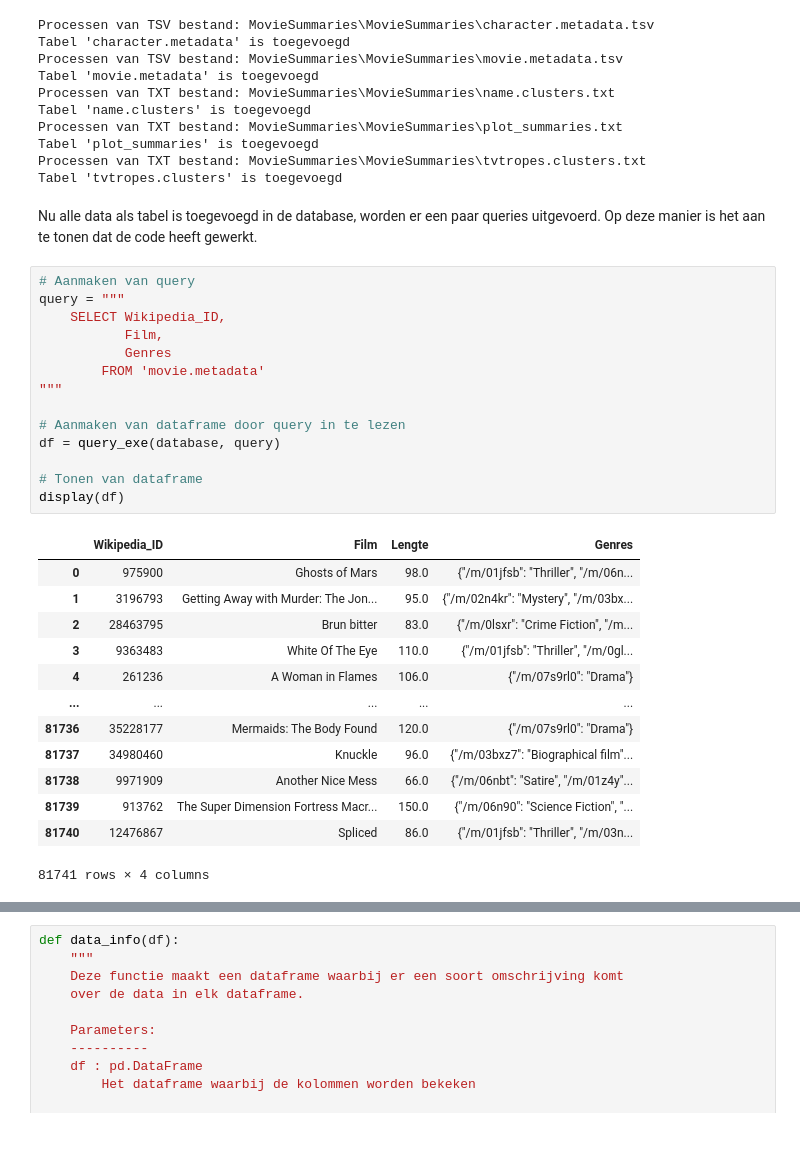
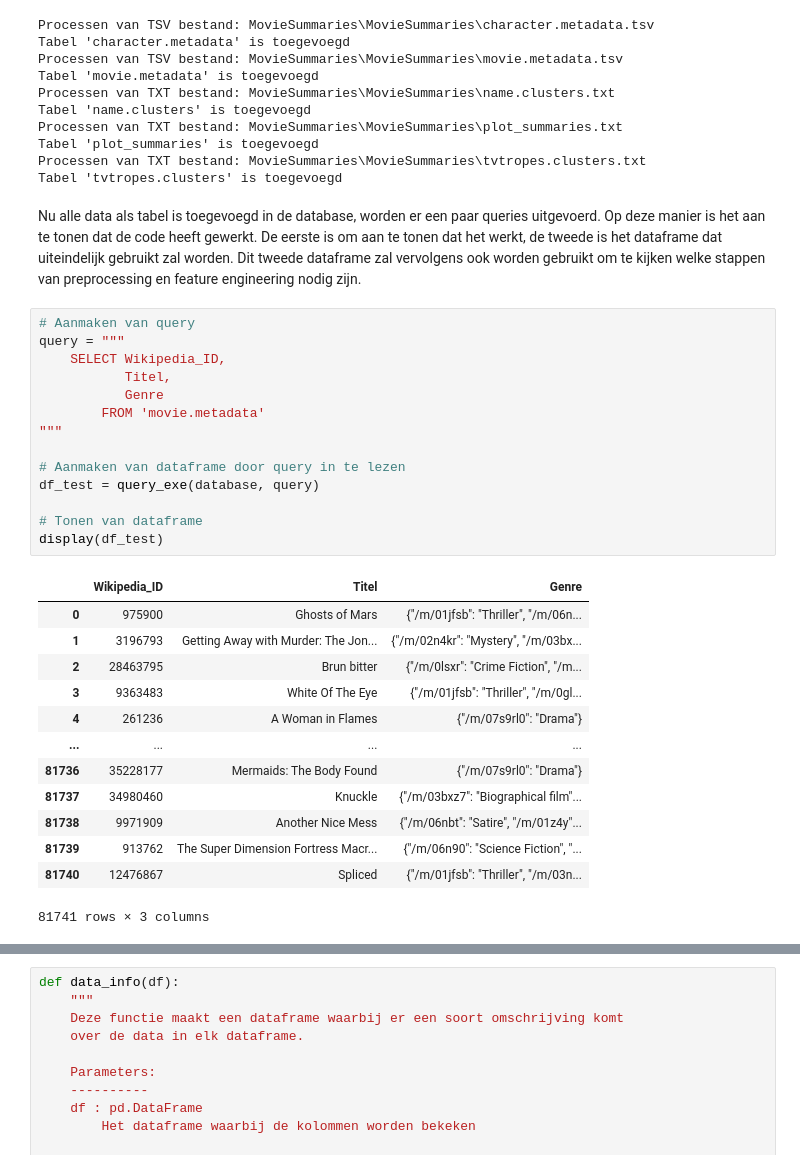
Before and after one commit to BJHeemskerk/Data3, a Jupyter notebook: CineClassify.ipynb, the cells around one changed output, grey strips where cells are left out. Cells and saved outputs as stored; diff of their text form; blank space fills up the shorter version.

```diff
--- a/CineClassify.ipynb
+++ b/CineClassify.ipynb
@@ -431,35 +436,35 @@ Tabel 'plot_summaries' is toegevoegd
 Processen van TXT bestand: MovieSummaries\MovieSummaries\tvtropes.clusters.txt
 Tabel 'tvtropes.clusters' is toegevoegd
 # %% [markdown]
-Nu alle data als tabel is toegevoegd in de database, worden er een paar queries uitgevoerd. Op deze manier is het aan te tonen dat de code heeft gewerkt.
+Nu alle data als tabel is toegevoegd in de database, worden er een paar queries uitgevoerd. Op deze manier is het aan te tonen dat de code heeft gewerkt. De eerste is om aan te tonen dat het werkt, de tweede is het dataframe dat uiteindelijk gebruikt zal worden. Dit tweede dataframe zal vervolgens ook worden gebruikt om te kijken welke stappen van preprocessing en feature engineering nodig zijn.
 # %%
 # Aanmaken van query
 query = """
     SELECT Wikipedia_ID,
-           Film,
-           Genres
+           Titel,
+           Genre
         FROM 'movie.metadata'
 """
 
 # Aanmaken van dataframe door query in te lezen
-df = query_exe(database, query)
+df_test = query_exe(database, query)
 
 # Tonen van dataframe
-display(df)
+display(df_test)
 # %% [output]
-|  | Wikipedia_ID | Film | Lengte | Genres |
-| 0 | 975900 | Ghosts of Mars | 98.0 | {"/m/01jfsb": "Thriller", "/m/06n... |
-| 1 | 3196793 | Getting Away with Murder: The Jon... | 95.0 | {"/m/02n4kr": "Mystery", "/m/03bx... |
-| 2 | 28463795 | Brun bitter | 83.0 | {"/m/0lsxr": "Crime Fiction", "/m... |
-| 3 | 9363483 | White Of The Eye | 110.0 | {"/m/01jfsb": "Thriller", "/m/0gl... |
-| 4 | 261236 | A Woman in Flames | 106.0 | {"/m/07s9rl0": "Drama"} |
-| ... | ... | ... | ... | ... |
-| 81736 | 35228177 | Mermaids: The Body Found | 120.0 | {"/m/07s9rl0": "Drama"} |
-| 81737 | 34980460 | Knuckle | 96.0 | {"/m/03bxz7": "Biographical film"... |
-| 81738 | 9971909 | Another Nice Mess | 66.0 | {"/m/06nbt": "Satire", "/m/01z4y"... |
-| 81739 | 913762 | The Super Dimension Fortress Macr... | 150.0 | {"/m/06n90": "Science Fiction", "... |
-| 81740 | 12476867 | Spliced | 86.0 | {"/m/01jfsb": "Thriller", "/m/03n... |
+|  | Wikipedia_ID | Titel | Genre |
+| 0 | 975900 | Ghosts of Mars | {"/m/01jfsb": "Thriller", "/m/06n... |
+| 1 | 3196793 | Getting Away with Murder: The Jon... | {"/m/02n4kr": "Mystery", "/m/03bx... |
+| 2 | 28463795 | Brun bitter | {"/m/0lsxr": "Crime Fiction", "/m... |
+| 3 | 9363483 | White Of The Eye | {"/m/01jfsb": "Thriller", "/m/0gl... |
+| 4 | 261236 | A Woman in Flames | {"/m/07s9rl0": "Drama"} |
+| ... | ... | ... | ... |
+| 81736 | 35228177 | Mermaids: The Body Found | {"/m/07s9rl0": "Drama"} |
+| 81737 | 34980460 | Knuckle | {"/m/03bxz7": "Biographical film"... |
+| 81738 | 9971909 | Another Nice Mess | {"/m/06nbt": "Satire", "/m/01z4y"... |
+| 81739 | 913762 | The Super Dimension Fortress Macr... | {"/m/06n90": "Science Fiction", "... |
+| 81740 | 12476867 | Spliced | {"/m/01jfsb": "Thriller", "/m/03n... |
-81741 rows × 4 columns
+81741 rows × 3 columns
 # %%
 # Aanmaken van query
 query = """
```
Also changed, not shown: parts of 37 cells of this notebook, 1 other file.
